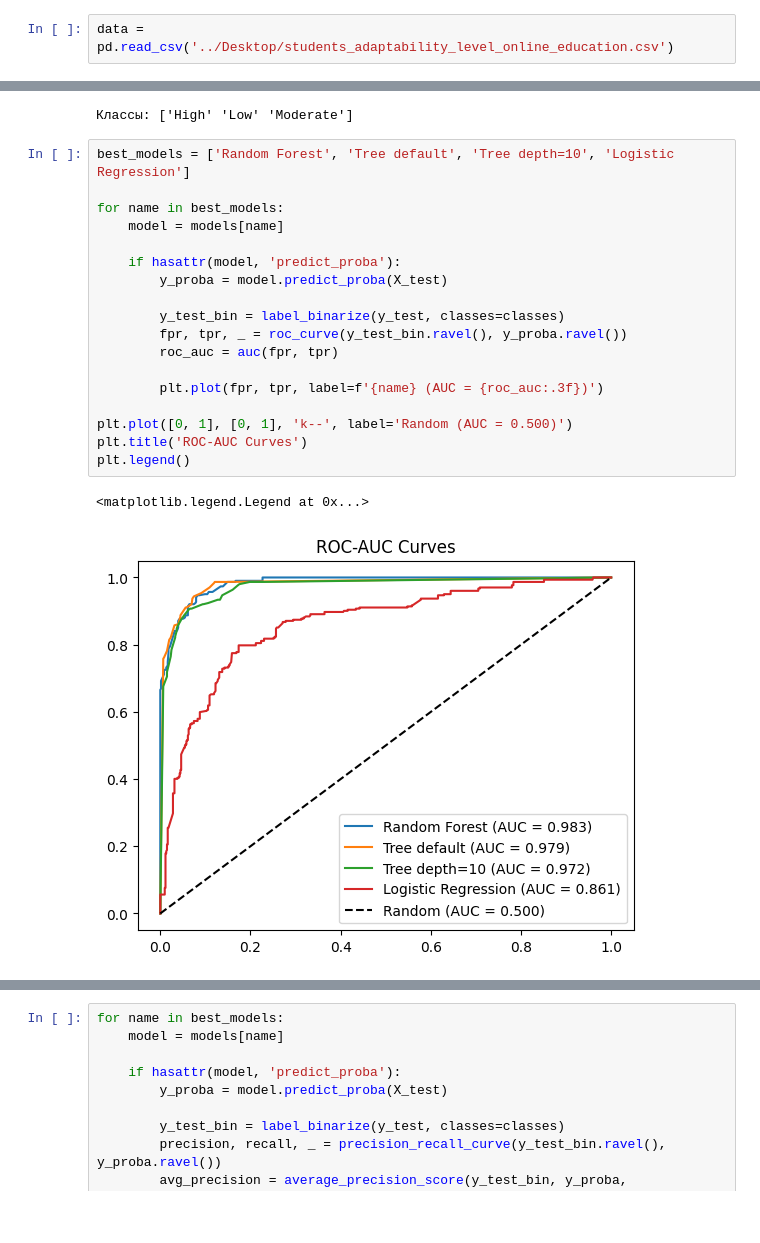
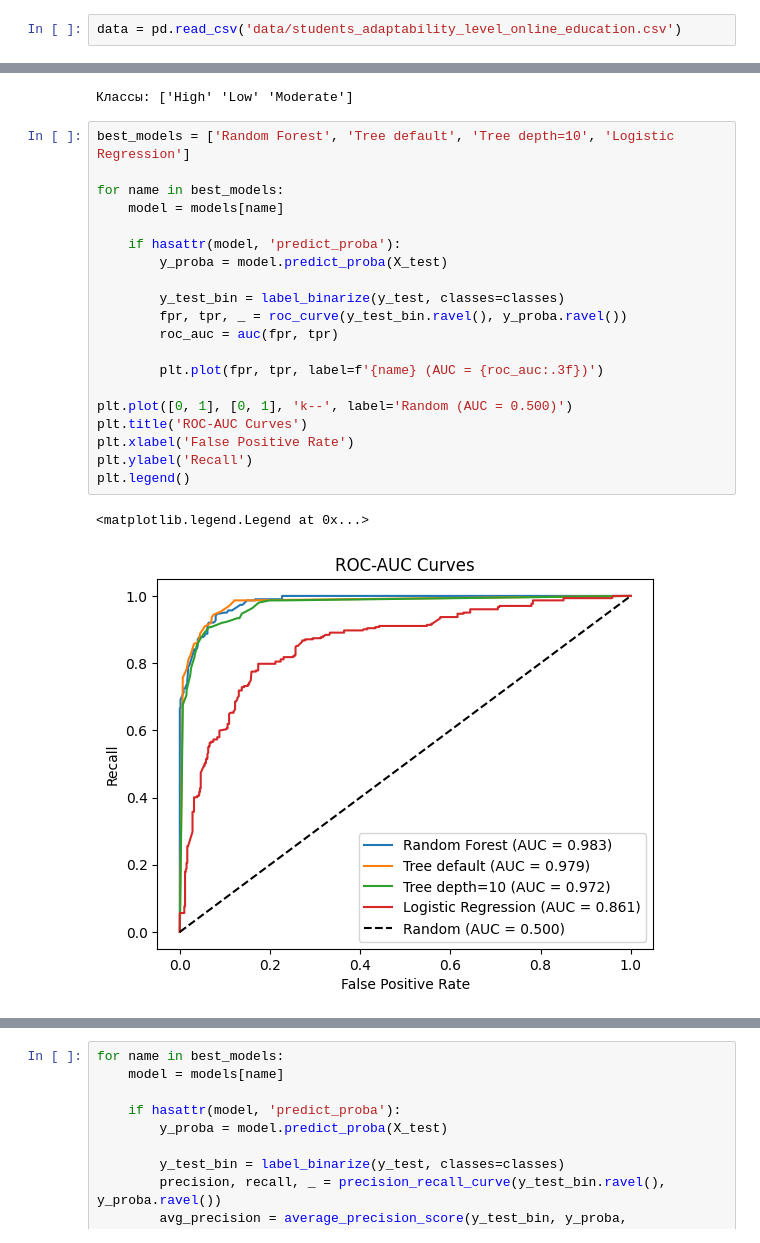
Before and after one commit to cvvup/Introduction-to-AI, a Jupyter notebook: src/lab3.ipynb, the cells around one changed output, grey strips where cells are left out. Saved outputs shown, nothing was run; the diff lists cells and outputs as text; blank space fills up the shorter version.

```diff
--- a/src/lab3.ipynb
+++ b/src/lab3.ipynb
@@ -53,7 +53,7 @@ from sklearn.metrics import roc_curve, auc
 from sklearn.preprocessing import label_binarize
 import matplotlib.pyplot as plt
 # %%
-data = pd.read_csv('../Desktop/students_adaptability_level_online_education.csv')
+data = pd.read_csv('data/students_adaptability_level_online_education.csv')
 # %% [markdown]
 ## 2. Понимаем, какая перед нами задача
 # %%
@@ -339,21 +375,23 @@ print("Классы:", classes)
 # %%
 best_models = ['Random Forest', 'Tree default', 'Tree depth=10', 'Logistic Regression']
 
 for name in best_models:
     model = models[name]
 
     if hasattr(model, 'predict_proba'):
         y_proba = model.predict_proba(X_test)
 
         y_test_bin = label_binarize(y_test, classes=classes)
         fpr, tpr, _ = roc_curve(y_test_bin.ravel(), y_proba.ravel())
         roc_auc = auc(fpr, tpr)
 
         plt.plot(fpr, tpr, label=f'{name} (AUC = {roc_auc:.3f})')
 
 plt.plot([0, 1], [0, 1], 'k--', label='Random (AUC = 0.500)')
 plt.title('ROC-AUC Curves')
+plt.xlabel('False Positive Rate')
+plt.ylabel('Recall')
 plt.legend()
 # %% [output]
 <matplotlib.legend.Legend at 0x...>
-[figure, old version]
+[figure, new version]
```
Also changed, not shown: parts of 16 cells of this notebook.
